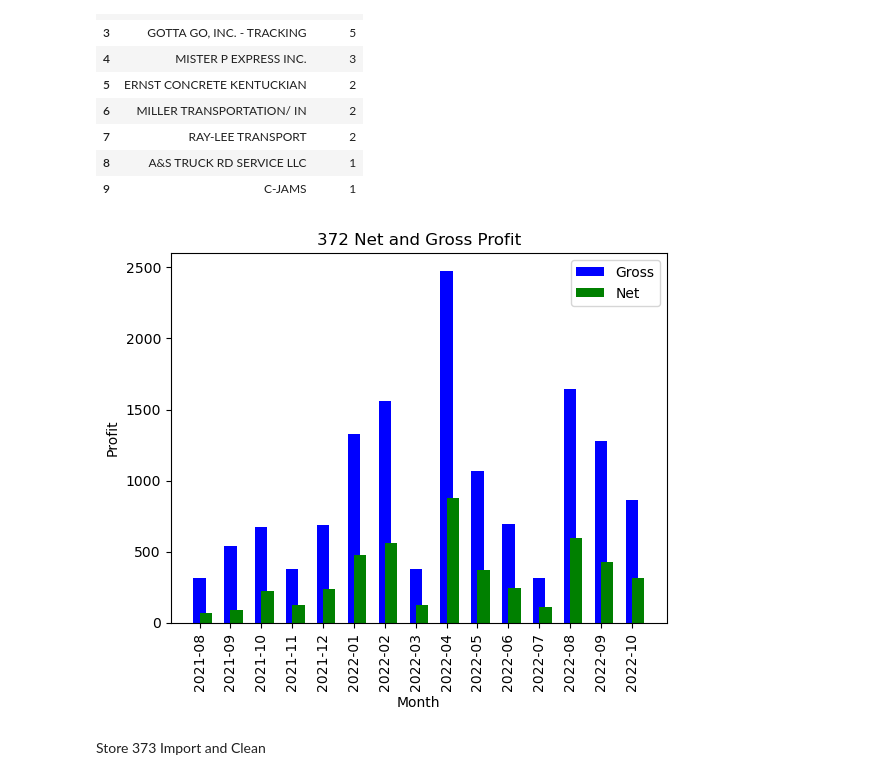
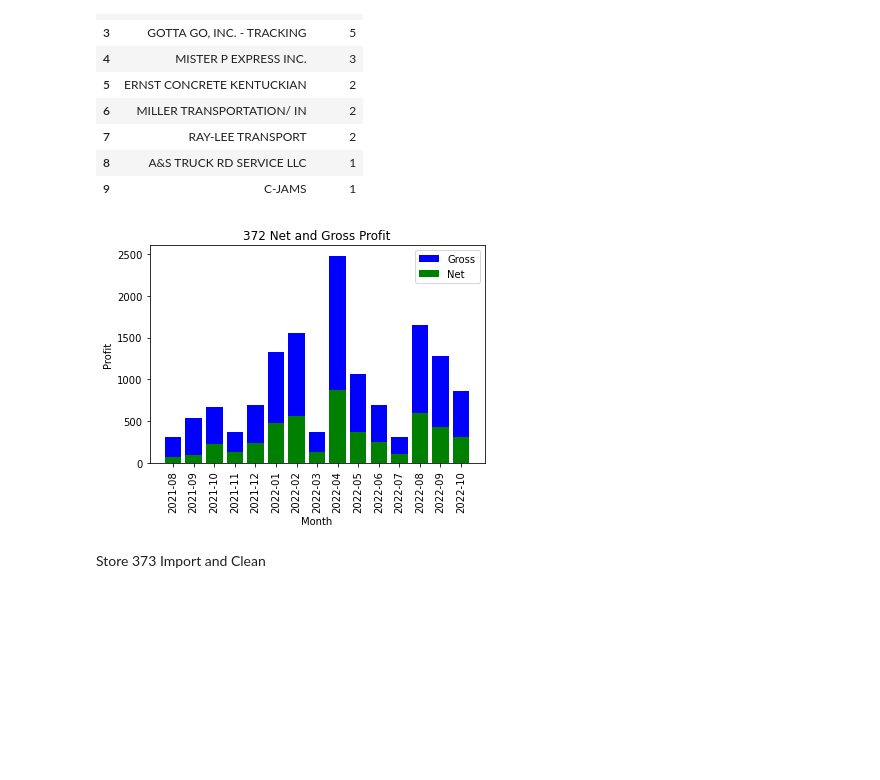
Before and after one commit to dmorton714/vis, a Jupyter notebook: define.ipynb, the cells around one changed output. Saved outputs shown, nothing was run; the diff lists cells and outputs as text; code cells hidden in the pictures; blank space fills up the shorter version.

```diff
--- a/define.ipynb
+++ b/define.ipynb
@@ -251,31 +221,31 @@ df1 = df1.groupby(df1['Date']).aggregate(agg_functions)
 # %%
 # x-coordinates of left sides of bars
 left = df1['Date']
 
 # heights of bars
 Gross = df1['Gross']
 Net = df1['Net']
 
 # labels for bars
 tick_label = df1['Date']
 
 # plotting a bar chart
-plt.bar(left, Gross, tick_label = tick_label, width = 0.4, color = ['blue'],align='center', label = 'Gross')
-plt.bar(left, Net, tick_label = tick_label, width = 0.4, color = ['green'], align='edge', label = 'Net' )
+plt.bar(left, Gross, tick_label = tick_label, width = 0.8, color = ['blue'], label = 'Gross')
+plt.bar(left, Net, tick_label = tick_label, width = 0.8, color = ['green'], label = 'Net' )
 plt.xticks(rotation='vertical')
 
 # naming the x-axis
 plt.xlabel('Month')
 # naming the y-axis
 plt.ylabel('Profit')
 # plot title
 plt.title('372 Net and Gross Profit')
 plt.legend(loc="best")
 # function to show the plot
 plt.savefig('output/372_gnp.jpg', dpi=100, bbox_inches = 'tight')
 # plt.show()
 # %% [output]
-[figure, old version]
+[figure, new version]
 # %% [markdown]
 Store 373 Import and Clean
 # %%
```
Also changed, not shown: parts of 18 cells of this notebook, 13 other files.
